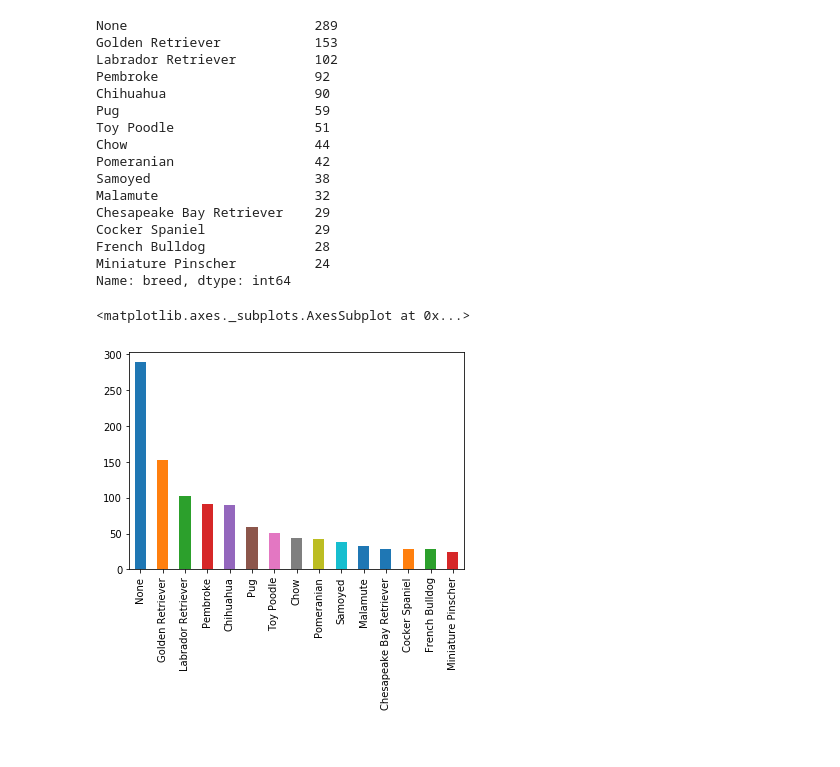
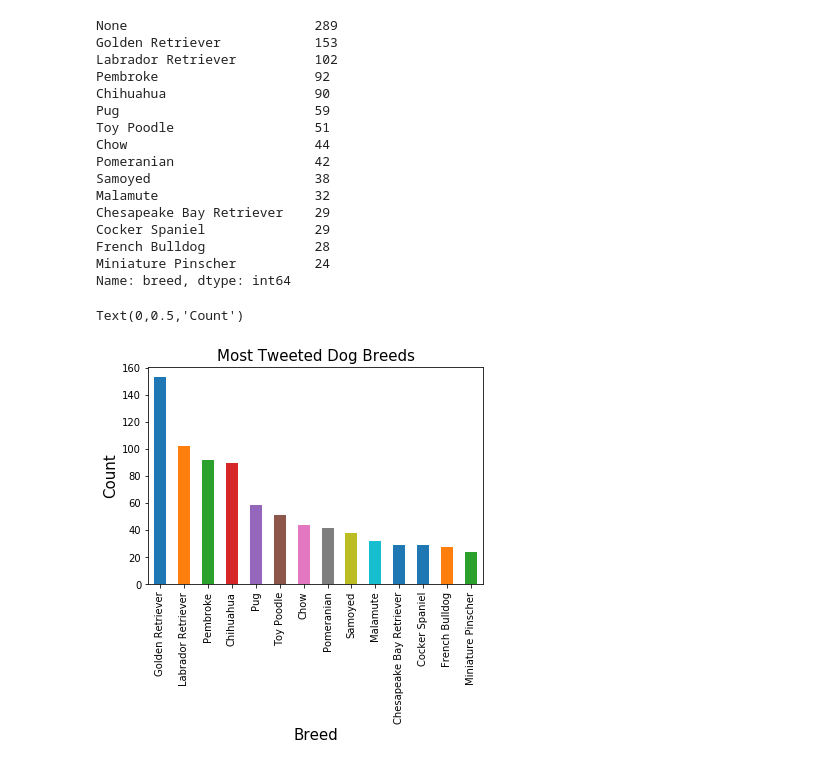
Before and after one commit to yagmurdalman/wrangle-and-analyze-data, a Jupyter notebook: wrangle_act.ipynb, the cells around one changed output. Cells and saved outputs as stored; diff of their text form; code cells hidden in the pictures.

```diff
--- a/wrangle_act.ipynb
+++ b/wrangle_act.ipynb
@@ -1385,8 +1406,11 @@ Cocker Spaniel              29
 French Bulldog              28
 Miniature Pinscher          24
 Name: breed, dtype: int64
-# %%
-df.breed.value_counts()[:15].plot(kind='bar')
-# %% [output]
-<matplotlib.axes._subplots.AxesSubplot at 0x...>
-[figure, removed]
+# %%
+df.breed.value_counts()[1:15].plot(kind='bar')
+plt.title('Most Tweeted Dog Breeds', fontsize=15)
+plt.xlabel('Breed', fontsize=15)
+plt.ylabel('Count', fontsize=15)
+# %% [output]
+Text(0,0.5,'Count')
+[figure, added]
```
Also changed, not shown: parts of 9 cells of this notebook.
